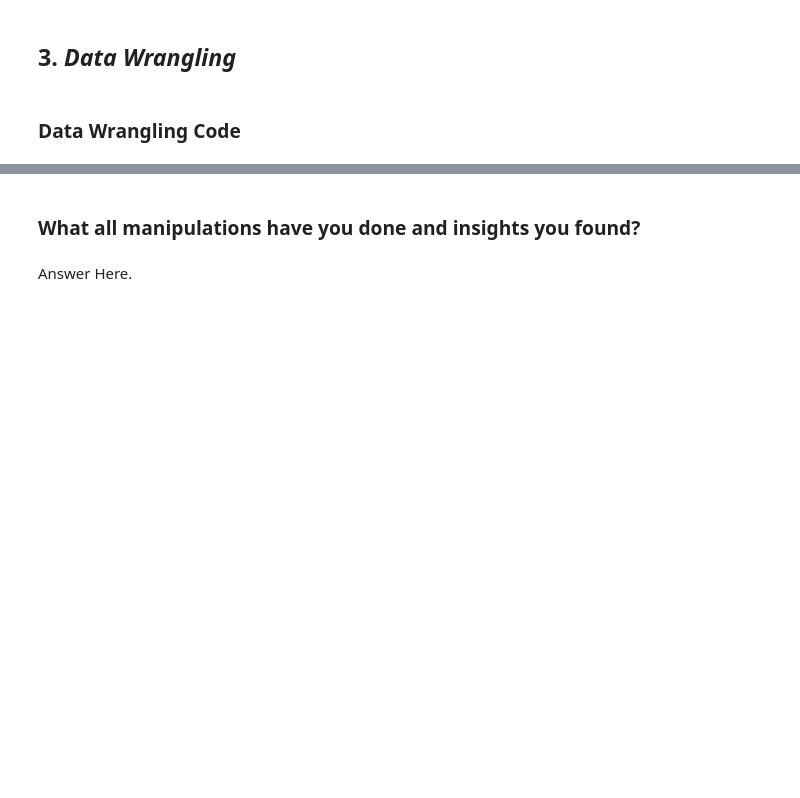
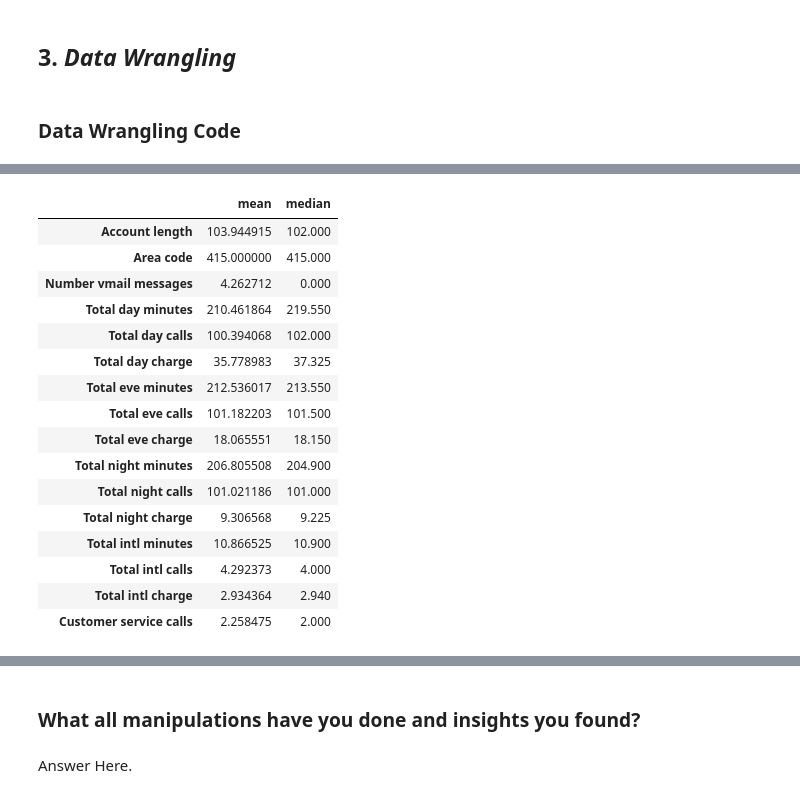
Before and after one commit to CoderSumanesh/Telecom_Churn_Analysis, a Jupyter notebook: Copy_of_Sample_EDA_Submission_Template.ipynb, the cells around one changed output, grey strips where cells are left out. Drawn from its saved outputs; the diff is of its cells as text; code cells hidden in the pictures; blank space fills up the shorter version.

```diff
--- a/Copy_of_Sample_EDA_Submission_Template.ipynb
+++ b/Copy_of_Sample_EDA_Submission_Template.ipynb
@@ -320,0 +424,21 @@ No. of unique values in  Churn is 2 .
+# %%
+# Getting  value of Mean Median for area code 415 using the above function
+telecom_df_mean_median(telecom_df=telecom_df,areacode=415)
+# %% [output]
+|  | mean | median |
+| Account length | 103.944915 | 102.000 |
+| Area code | 415.000000 | 415.000 |
+| Number vmail messages | 4.262712 | 0.000 |
+| Total day minutes | 210.461864 | 219.550 |
+| Total day calls | 100.394068 | 102.000 |
+| Total day charge | 35.778983 | 37.325 |
+| Total eve minutes | 212.536017 | 213.550 |
+| Total eve calls | 101.182203 | 101.500 |
+| Total eve charge | 18.065551 | 18.150 |
+| Total night minutes | 206.805508 | 204.900 |
+| Total night calls | 101.021186 | 101.000 |
+| Total night charge | 9.306568 | 9.225 |
+| Total intl minutes | 10.866525 | 10.900 |
+| Total intl calls | 4.292373 | 4.000 |
+| Total intl charge | 2.934364 | 2.940 |
+| Customer service calls | 2.258475 | 2.000 |
```
Also changed, not shown: parts of 10 cells of this notebook.
